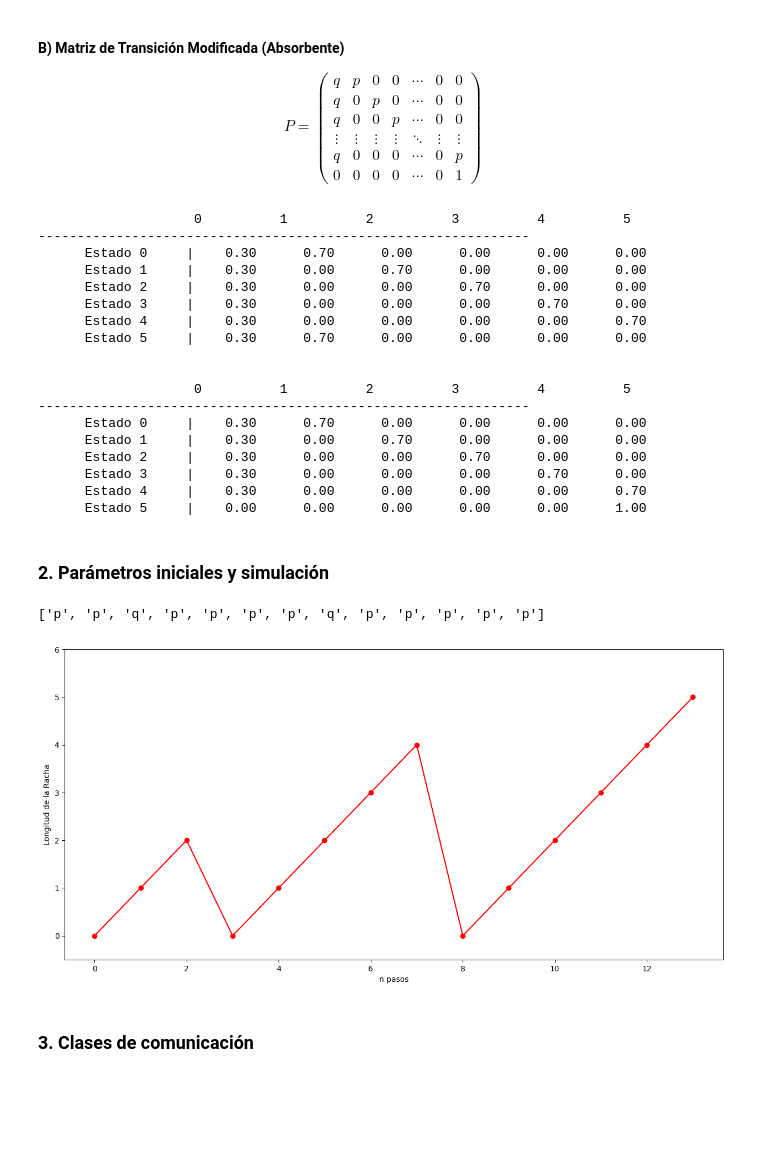
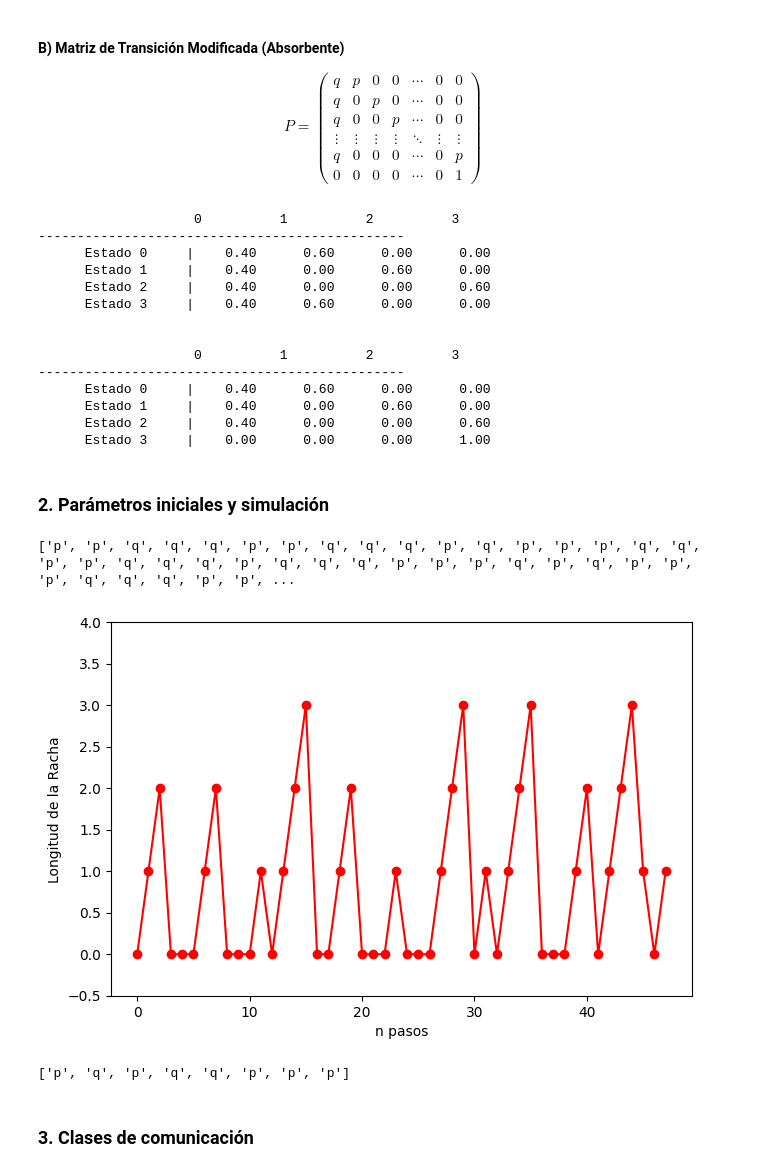
Before and after one commit to Lina-Moreno/Proyecto-Procesos, a Jupyter notebook: Proyecto.ipynb, the cells around one changed output. Cells and saved outputs as stored; diff of their text form; code cells hidden in the pictures; blank space fills up the shorter version.

```diff
--- a/Proyecto.ipynb
+++ b/Proyecto.ipynb
@@ -14,8 +14,12 @@ from tkinter import ttk
 import random
 import matplotlib.pyplot as plt
 from matplotlib.backends.backend_tkagg import FigureCanvasTkAgg
-from tkinter import messagebox
 import numpy as np
+
+#Parámetros iniciales para la simulación
+p = 0.6    # Probabilidad de éxito
+q = 1 - p  # Probabilidad de fracaso
+N = 3     # Longitud de la racha a conseguir
 # %% [markdown]
 ### 1. Matrices de Transición
 
@@ -54,7 +58,7 @@ def construir_matriz_transicion(p: float, N: int) -> np.ndarray:
 
     return P
 
-N = 5     # RACHA DE N LONGITUD A CONSEGUIR
+# Cálculo de matrices usando los parámetros globales
 matriz_P = construir_matriz_transicion(p, N)
 
 # Matriz absorbente
@@ -82,30 +86,23 @@ def imprimir_matriz(matriz):
 imprimir_matriz(matriz_P)
 imprimir_matriz(matriz_P_absorbente)
 # %% [output]
-                    0          1          2          3          4          5
----------------------------------------------------------------
-      Estado 0     |    0.30      0.70      0.00      0.00      0.00      0.00
-      Estado 1     |    0.30      0.00      0.70      0.00      0.00      0.00
-      Estado 2     |    0.30      0.00      0.00      0.70      0.00      0.00
-      Estado 3     |    0.30      0.00      0.00      0.00      0.70      0.00
-      Estado 4     |    0.30      0.00      0.00      0.00      0.00      0.70
-      Estado 5     |    0.30      0.70      0.00      0.00      0.00      0.00
+                    0          1          2          3
+-----------------------------------------------
+      Estado 0     |    0.40      0.60      0.00      0.00
+      Estado 1     |    0.40      0.00      0.60      0.00
+      Estado 2     |    0.40      0.00      0.00      0.60
+      Estado 3     |    0.40      0.60      0.00      0.00
 
 
-                    0          1          2          3          4          5
----------------------------------------------------------------
-      Estado 0     |    0.30      0.70      0.00      0.00      0.00      0.00
-      Estado 1     |    0.30      0.00      0.70      0.00      0.00      0.00
-      Estado 2     |    0.30      0.00      0.00      0.70      0.00      0.00
-      Estado 3     |    0.30      0.00      0.00      0.00      0.70      0.00
-      Estado 4     |    0.30      0.00      0.00      0.00      0.00      0.70
-      Estado 5     |    0.00      0.00      0.00      0.00      0.00      1.00
+                    0          1          2          3
+-----------------------------------------------
+      Estado 0     |    0.40      0.60      0.00      0.00
+      Estado 1     |    0.40      0.00      0.60      0.00
+      Estado 2     |    0.40      0.00      0.00      0.60
+      Estado 3     |    0.00      0.00      0.00      1.00
 # %% [markdown]
 ### 2. Parámetros iniciales y simulación
 # %%
-p = 0.7   # Probabilidad de éxito
-q = 1 - p  # Probabilidad de fracaso
-
 racha_actual = 0
 historial_rachas = [0]
 historial_letras = []
@@ -125,7 +122,7 @@ def simular_paso():
         historial_letras.append('p')
 
         if modo_elegido == "Infinito":
-            if racha_actual == 5:
+            if racha_actual == N:
                 racha_actual = 1
             else:
                 racha_actual += 1
@@ -147,11 +144,11 @@ def simular_paso():
     ax.plot(historial_rachas, color="red", marker="o", linestyle="-")
     ax.set_ylabel("Longitud de la Racha")
     ax.set_xlabel("n pasos")
-    ax.set_ylim(-0.5, max(max(historial_rachas) + 1, 5))
+    ax.set_ylim(-0.5, max(max(historial_rachas) + 1, N))
     canvas.draw()
 
     # Parar en el caso finito absorbente al alcanzar la racha
-    if modo_elegido == "Absorbente" and racha_actual == 5:
+    if modo_elegido == "Absorbente" and racha_actual == N:
         corriendo = False
         boton_iniciar.config(state="normal")
         boton_parar.config(state="disabled")
@@ -187,35 +184,54 @@ ventana = tk.Tk()
 ventana.title("Simulador de Rachas de Éxitos")
 ventana.geometry("750x550")
 
 frame_controles = ttk.Frame(ventana)
 frame_controles.pack(pady=15)
 
 # Menú desplegable
 combo_modo = ttk.Combobox(frame_controles, values=["Infinito", "Absorbente"], width=20)
 combo_modo.current(0)
 combo_modo.config(state="readonly")
 combo_modo.pack(side="left", padx=10)
 
 boton_iniciar = ttk.Button(frame_controles, text="Iniciar", command=iniciar)
 boton_iniciar.pack(side="left", padx=5)
 
 boton_parar = ttk.Button(frame_controles, text="Parar", command=parar, state="disabled")
 boton_parar.pack(side="left", padx=5)
 
 # Contenedor de la gráfica de Matplotlib
 fig, ax = plt.subplots(figsize=(6, 3.5), dpi=100)
 canvas = FigureCanvasTkAgg(fig, master=ventana)
 canvas.get_tk_widget().pack(pady=5, fill="both", expand=True)
 
 ax.plot(historial_rachas)
 ax.set_ylabel("longitud de la Racha")
 ax.set_xlabel("n pasos")
 canvas.draw()
 
 ventana.mainloop()
 # %% [output]
-['p', 'p', 'q', 'p', 'p', 'p', 'p', 'q', 'p', 'p', 'p', 'p', 'p']
+['p', 'p', 'q', 'q', 'q', 'p', 'p', 'q', 'q', 'q', 'p', 'q', 'p', 'p', 'p', 'q', 'q', 'p', 'p', 'q', 'q', 'q', 'p', 'q', 'q', 'q', 'p', 'p', 'p', 'q', 'p', 'q', 'p', 'p', 'p', 'q', 'q', 'q', 'p', 'p', ...
-[figure, old version]
+[figure, new version]
+# %%
+# Simulación rápida para el caso absorbente
+racha_actual = 0
+historial_rachas = [0]
+historial_letras = []
+
+while racha_actual < N:
+    val = random.random()
+    if val < p:
+        historial_letras.append('p')
+        racha_actual += 1
+    else:
+        historial_letras.append('q')
+        racha_actual = 0
+    historial_rachas.append(racha_actual)
+
+print(historial_letras)
+# %% [output]
+['p', 'q', 'p', 'q', 'q', 'p', 'p', 'p']
 # %% [markdown]
 ### 3. Clases de comunicación
 # %%
```
Also changed, not shown: parts of 1 cell of this notebook.
